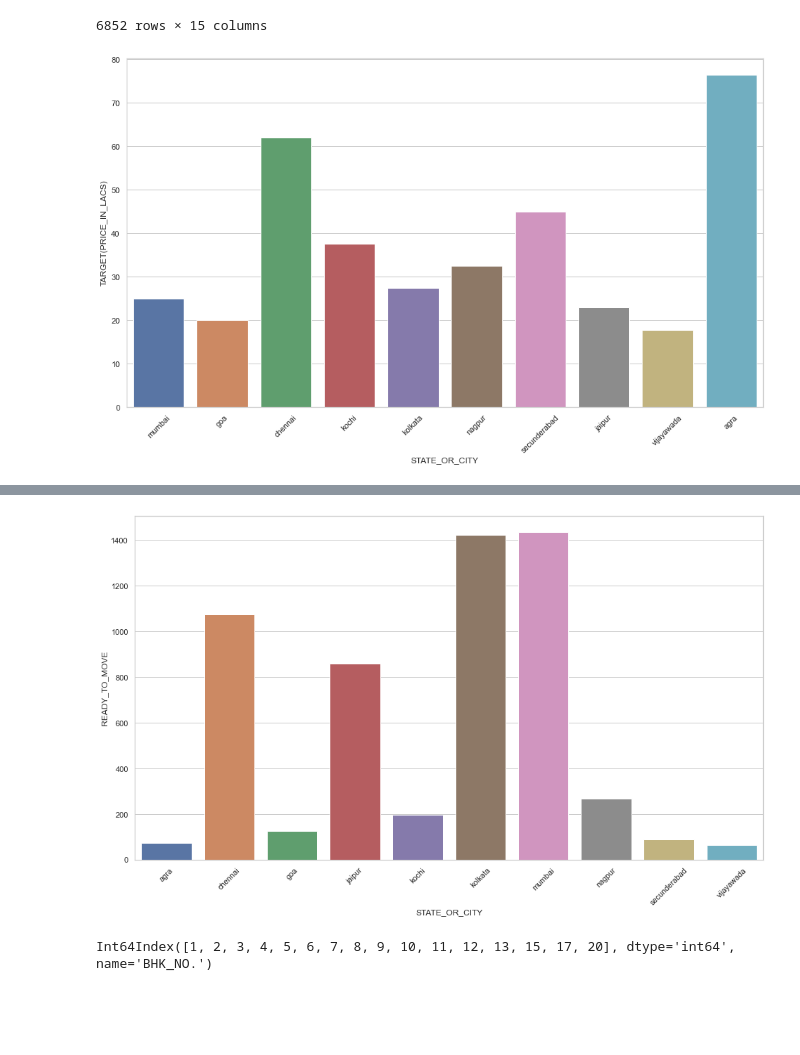
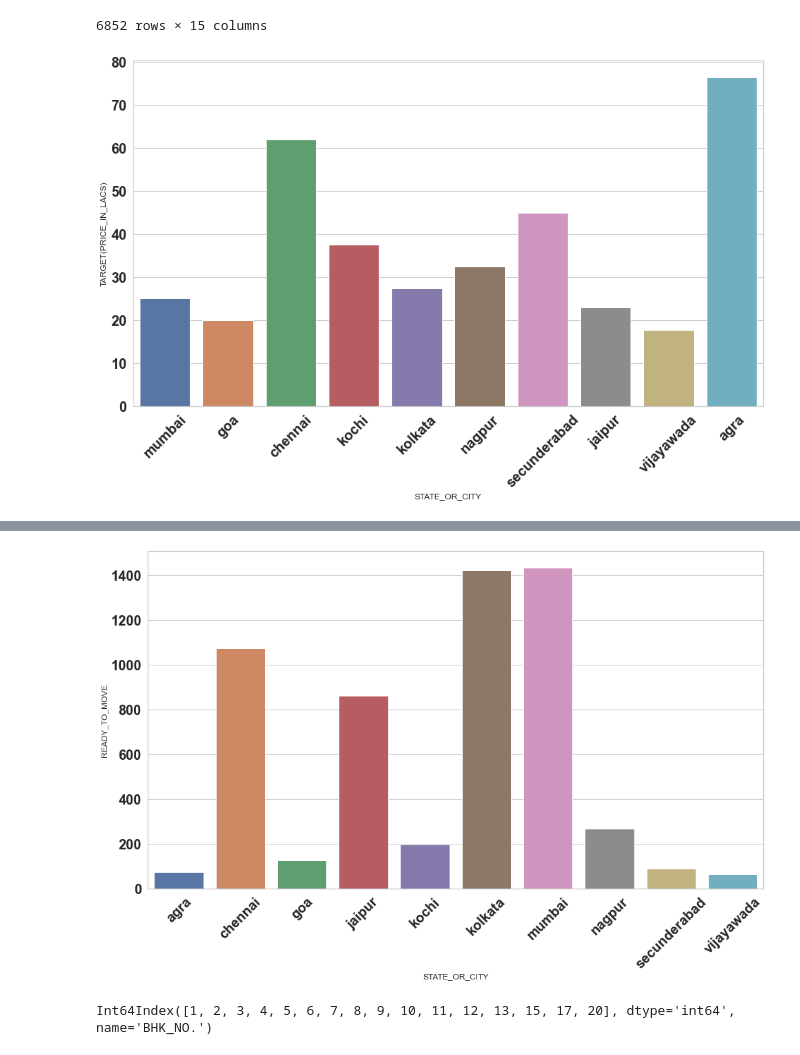
Before and after one commit to ethender/masterssemsterc, a Jupyter notebook: pricesprediction.ipynb, the cells around one changed output, grey strips where cells are left out. Drawn from its saved outputs; the diff is of its cells as text; code cells hidden in the pictures; blank space fills up the shorter version.

```diff
--- a/pricesprediction.ipynb
+++ b/pricesprediction.ipynb
@@ -721,15 +765,14 @@ top_cities
 | 29450 | Dealer | 0 | 1 | 2 | BHK | 896.774194 | 1 | 1 | ... |
 6852 rows × 15 columns
 # %%
-top_cities =top_cities[['STATE_OR_CITY','TARGET(PRICE_IN_LACS)']]
-.groupby('STATE_OR_CITY',as_index=False)['TARGET(PRICE_IN_LACS)'].mean().sort_values(by='TARGET(PRICE_IN_LACS)'
-, ascending=False)
+top_cities =top_cities[['STATE_OR_CITY','TARGET(PRICE_IN_LACS)']].groupby('STATE_OR_CITY',as_index=False)['TARGET(PRICE_IN_LACS)'].mean().sort_values(by='TARGET(PRICE_IN_LACS)', ascending=False)
 plt.figure(figsize=(16,9))
 sns.barplot(x=top_cities['STATE_OR_CITY'],y=cityPrices['TARGET(PRICE_IN_LACS)'])
-plt.xticks(rotation=45);
+plt.xticks(rotation=45,fontsize=20);
+plt.yticks(fontsize=20)
 plt.savefig('data/images/citiestargetprice.svg',bbox_inches='tight')
 # %% [output]
-[figure, old version]
+[figure, new version]
 # %%
 citiesCopyData[citiesCopyData['STATE_OR_CITY'].isin(['agra'])]
 # %% [output]
@@ -771,10 +812,11 @@ ready_to_move_cities = top_cities[['STATE_OR_CITY','READY_TO_MOVE','TARGET(PRICE
 # %%
 plt.figure(figsize=(16,9))
 sns.barplot(x=ready_to_move_cities['STATE_OR_CITY'],y=ready_to_move_cities['READY_TO_MOVE'])
-plt.xticks(rotation=45);
+plt.xticks(rotation=45,fontsize=20);
+plt.yticks(fontsize=20)
 plt.savefig('data/images/constructingmorerapidly.svg',bbox_inches='tight')
 # %% [output]
-[figure, old version]
+[figure, new version]
 # %%
 train_data.groupby('BHK_NO.')['BHK_NO.'].sum().index
 # %% [output]
```
Also changed, not shown: parts of 13 cells of this notebook, 12 other files.
